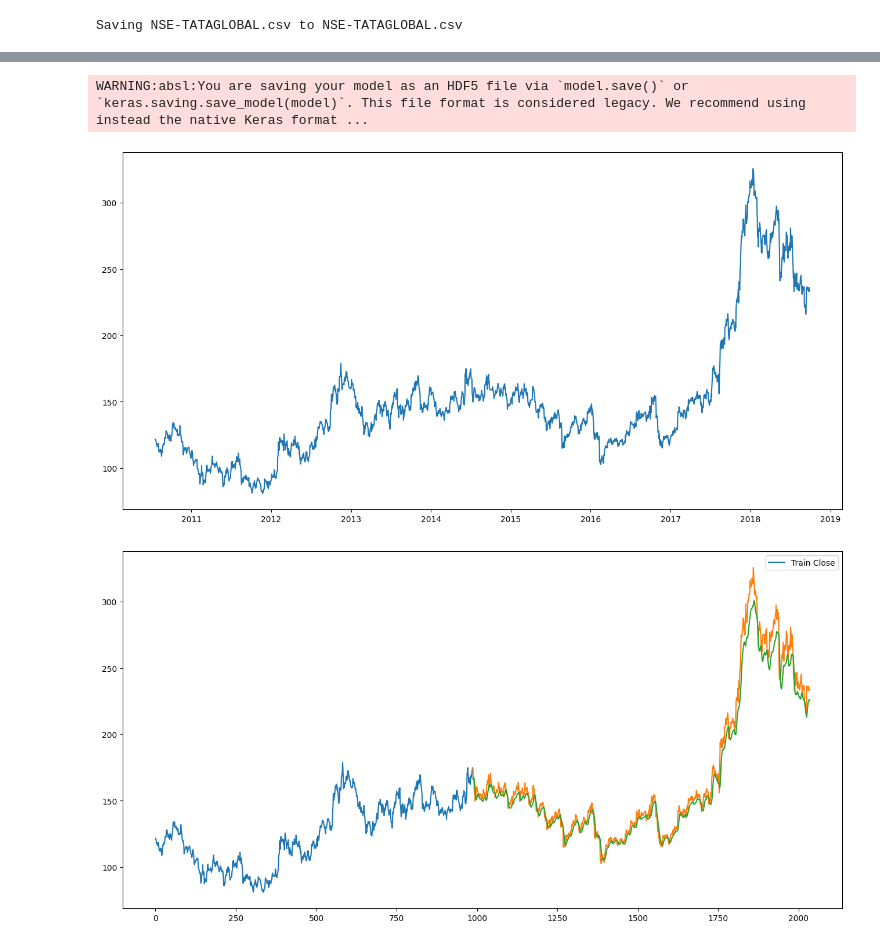
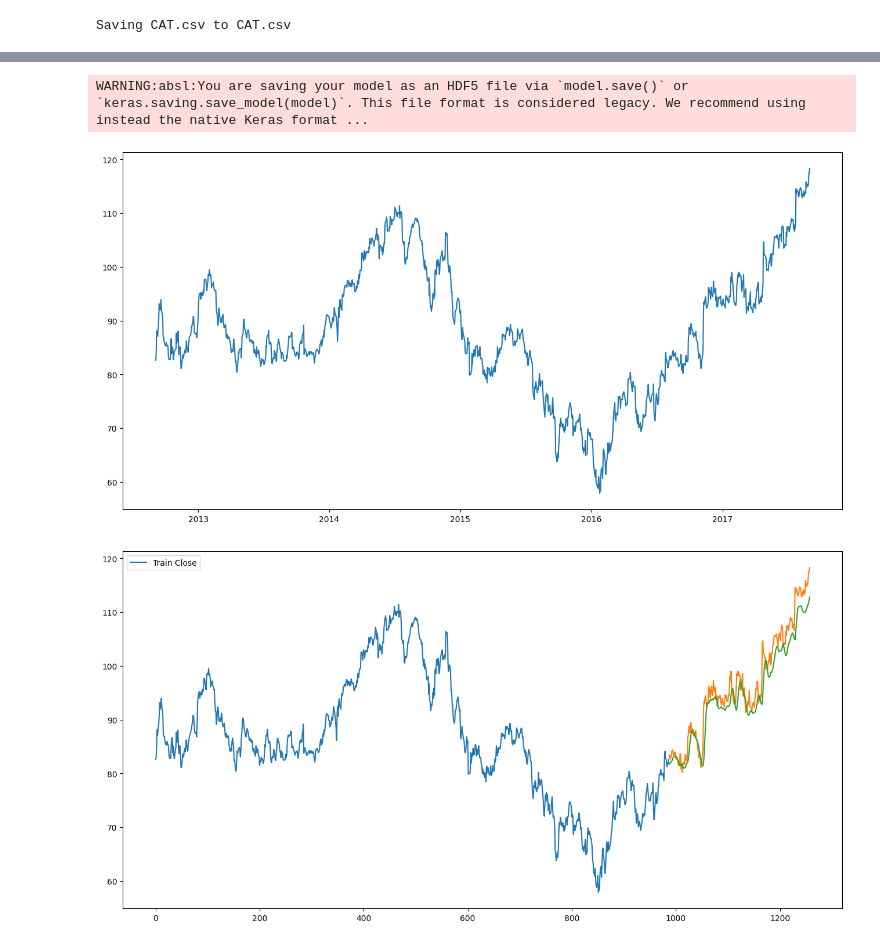
Before and after one commit to viswavich/DLTBACS-PROJECT, a Jupyter notebook: Nsic_project.ipynb, the cells around one changed output, grey strips where cells are left out. Saved outputs shown, nothing was run; the diff lists cells and outputs as text; code cells hidden in the pictures.

```diff
--- a/Nsic_project.ipynb
+++ b/Nsic_project.ipynb
@@ -19,7 +19,7 @@ from google.colab import files
 uploaded = files.upload()
 
 # Load dataset
-df = pd.read_csv("NSE-TATAGLOBAL.csv")
+df = pd.read_csv("CAT.csv")
 df['Date'] = pd.to_datetime(df['Date'], format="%Y-%m-%d")
 df.index = df['Date']
 
@@ -87,4 +87,4 @@ plt.legend()
 plt.show()
 # %% [output]
 [interactive output not drawn]
-Saving NSE-TATAGLOBAL.csv to NSE-TATAGLOBAL.csv
+Saving CAT.csv to CAT.csv
@@ -93,3 +93,3 @@ Saving NSE-TATAGLOBAL.csv to NSE-TATAGLOBAL.csv
 WARNING:absl:You are saving your model as an HDF5 file via `model.save()` or `keras.saving.save_model(model)`. This file format is considered legacy. We recommend using instead the native Keras format ...
-[figure, old version]
+[figure, new version]
-[figure, old version]
+[figure, new version]
```
Also changed, not shown: parts of 1 cell of this notebook.
